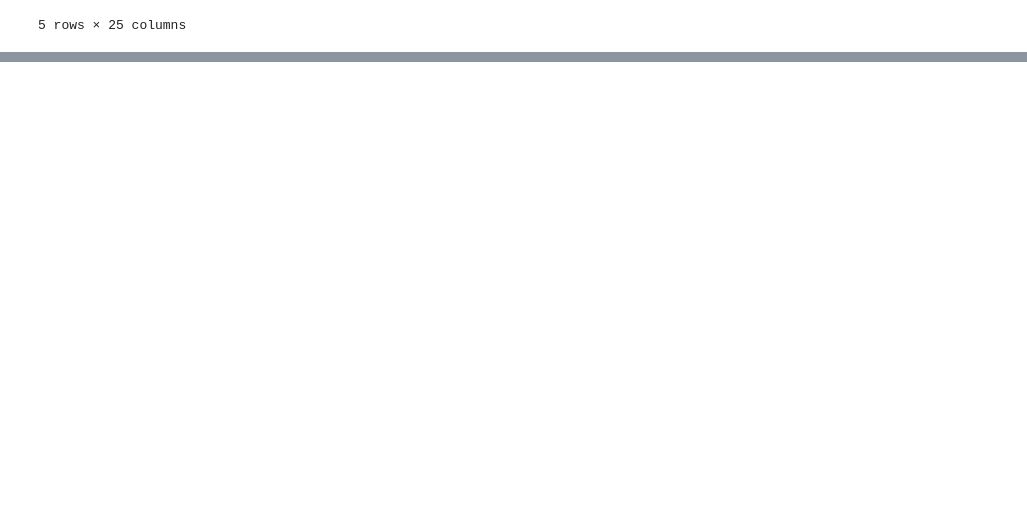
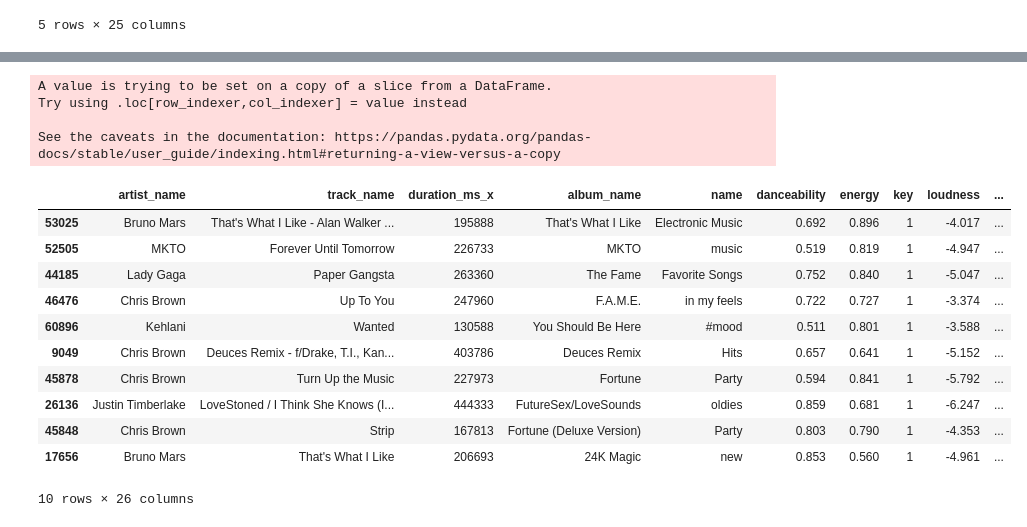
Before and after one commit to MaharazAliyu/Rec-Sys-Spotipy-API, a Jupyter notebook: RecSys_Data_Collection.ipynb, the cells around one changed output, grey strips where cells are left out. Drawn from its saved outputs; the diff is of its cells as text; code cells hidden in the pictures; blank space fills up the shorter version.

Commit message:
Added Feature Engineering and generate a recommender system

```diff
--- a/RecSys_Data_Collection.ipynb
+++ b/RecSys_Data_Collection.ipynb
@@ -290,0 +390,4 @@ See the caveats in the documentation: https://pandas.pydata.org/pandas-docs/stab
+# %%
+#step 1 Extract Playlist
+input_play=input('Please enter playlist name:')
+playlistDf_test=new_df[new_df['name']==input_play]
@@ -290,0 +403,14 @@ See the caveats in the documentation: https://pandas.pydata.org/pandas-docs/stab
+# %%
+#extract features for songs in chosen playlist and the rest of the songs
+def generate_playlist_feature(complete_feature_set, playlist_df):
+
+    # Find song features in the playlist
+    complete_feature_set_playlist = complete_feature_set[complete_feature_set['id'].isin(playlist_df['id'].values)]
+    # Find all non-playlist song features
+    complete_feature_set_nonplaylist = complete_feature_set[~complete_feature_set['id'].isin(playlist_df['id'].values)]
+    complete_feature_set_playlist_final = complete_feature_set_playlist.drop(columns = "id")
+    return complete_feature_set_playlist_final.sum(axis = 0), complete_feature_set_nonplaylist
+# %%
+complete_playlist_set_vector, complete_nonplaylist=generate_playlist_feature(Complete_feature_set, playlistDf_test)
+#view top 5 non-playlist set
+complete_nonplaylist.head()
@@ -290,0 +440,30 @@ See the caveats in the documentation: https://pandas.pydata.org/pandas-docs/stab
+# %%
+#find Similarity between summarized playlist vector and all other songs using cosine similarity
+def generate_playlist_recos(df, vectorplaylist_features, nonplaylist_features):
+    non_playlist_df = df[df['id'].isin(nonplaylist_features['id'].values)]
+    # Find cosine similarity between the playlist and the complete song set
+    non_playlist_df['sim'] = cosine_similarity(nonplaylist_features.drop('id', axis = 1).values, vectorplaylist_features.values.reshape(1, -1))[:,0]
+    non_playlist_df_top_40 = non_playlist_df.sort_values('sim',ascending = False).head(40)
+
+    return non_playlist_df_top_40
+# %%
+#generate top 10 recommendations
+recommend_playlist=generate_playlist_recos(new_df, complete_playlist_set_vector, complete_nonplaylist)
+recommend_playlist.head(10)
+# %% [output]
+A value is trying to be set on a copy of a slice from a DataFrame.
+Try using .loc[row_indexer,col_indexer] = value instead
+
+See the caveats in the documentation: https://pandas.pydata.org/pandas-docs/stable/user_guide/indexing.html#returning-a-view-versus-a-copy
+|  | artist_name | track_name | duration_ms_x | album_name | name | danceability | energy | key | loudness | ... |
+| 53025 | Bruno Mars | That's What I Like - Alan Walker ... | 195888 | That's What I Like | Electronic Music | 0.692 | 0.896 | 1 | -4.017 | ... |
+| 52505 | MKTO | Forever Until Tomorrow | 226733 | MKTO | music | 0.519 | 0.819 | 1 | -4.947 | ... |
+| 44185 | Lady Gaga | Paper Gangsta | 263360 | The Fame | Favorite Songs | 0.752 | 0.840 | 1 | -5.047 | ... |
+| 46476 | Chris Brown | Up To You | 247960 | F.A.M.E. | in my feels | 0.722 | 0.727 | 1 | -3.374 | ... |
+| 60896 | Kehlani | Wanted | 130588 | You Should Be Here | #mood | 0.511 | 0.801 | 1 | -3.588 | ... |
+| 9049 | Chris Brown | Deuces Remix - f/Drake, T.I., Kan... | 403786 | Deuces Remix | Hits | 0.657 | 0.641 | 1 | -5.152 | ... |
+| 45878 | Chris Brown | Turn Up the Music | 227973 | Fortune | Party | 0.594 | 0.841 | 1 | -5.792 | ... |
+| 26136 | Justin Timberlake | LoveStoned / I Think She Knows (I... | 444333 | FutureSex/LoveSounds | oldies | 0.859 | 0.681 | 1 | -6.247 | ... |
+| 45848 | Chris Brown | Strip | 167813 | Fortune (Deluxe Version) | Party | 0.803 | 0.790 | 1 | -4.353 | ... |
+| 17656 | Bruno Mars | That's What I Like | 206693 | 24K Magic | new | 0.853 | 0.560 | 1 | -4.961 | ... |
+10 rows × 26 columns
```
Also changed, not shown: parts of 15 cells of this notebook.
